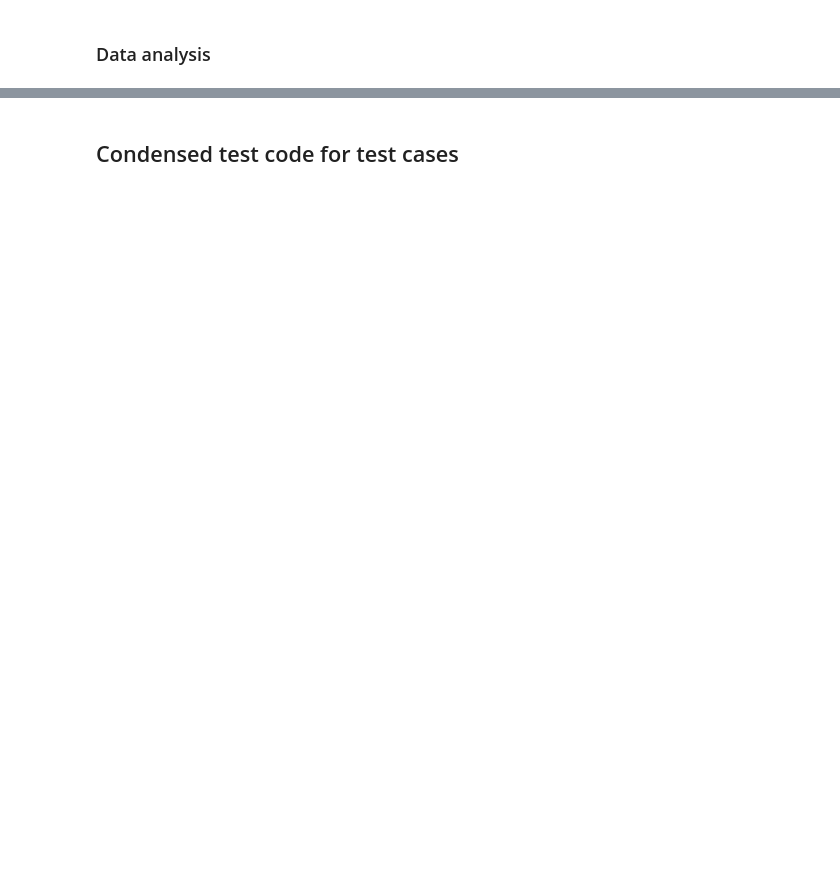
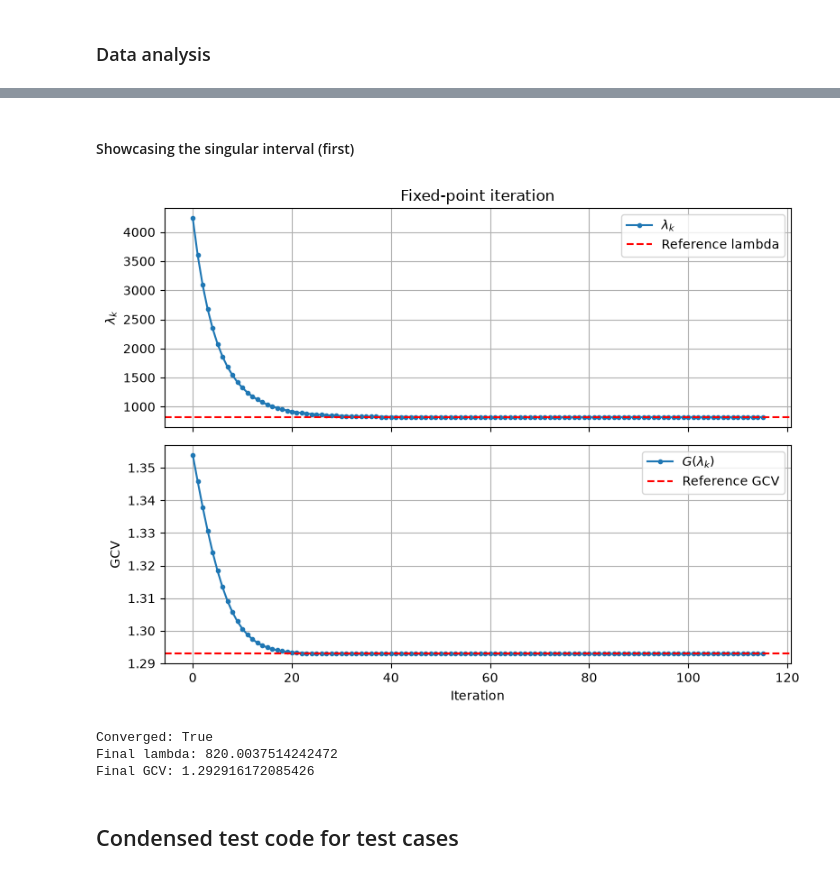
Before and after one commit to advayvyas/OptimalRidge, a Jupyter notebook: gcv_contraction.ipynb, the cells around one changed output, grey strips where cells are left out. Drawn from its saved outputs; the diff is of its cells as text; code cells hidden in the pictures; blank space fills up the shorter version.

```diff
--- a/gcv_contraction.ipynb
+++ b/gcv_contraction.ipynb
@@ -419,3 +496,44 @@ plt.show()
+# %% [markdown]
+#### Showcasing the singular interval (first)
+# %%
+left, right = intervals[0]
+lam_0 = (left + right) / 2
+
+lam_star, lam_history, converged = fixed_point_iteration(lam_0)
+gcv_history = [G(lam, N, a, sigma) for lam in lam_history]
+iterations = np.arange(len(lam_history))
+
+fig, axes = plt.subplots(2, 1, figsize=(8, 6), sharex=True)
+
+axes[0].plot(iterations, lam_history, marker=".", label=r"$\lambda_k$")
+axes[0].axhline(
+    optimal_lambda, color="red", linestyle="--", label="Reference lambda"
+)
+axes[0].set_ylabel(r"$\lambda_k$")
+axes[0].set_title("Fixed-point iteration")
+axes[0].legend()
+axes[0].grid(True)
+
+axes[1].plot(iterations, gcv_history, marker=".", label=r"$G(\lambda_k)$")
+axes[1].axhline(
+    optimal_gcv, color="red", linestyle="--", label="Reference GCV"
+)
+axes[1].set_xlabel("Iteration")
+axes[1].set_ylabel("GCV")
+axes[1].legend()
+axes[1].grid(True)
+
+plt.tight_layout()
+plt.show()
+
+print("Converged:", converged)
+print("Final lambda:", lam_star)
+print("Final GCV:", gcv_history[-1])
+# %% [output]
+[figure, added]
+Converged: True
+Final lambda: 820.0037514242472
+Final GCV: 1.292916172085426
 # %% [markdown]
 ## Condensed test code for test cases
 # %%
```
Also changed, not shown: parts of 11 cells of this notebook.
